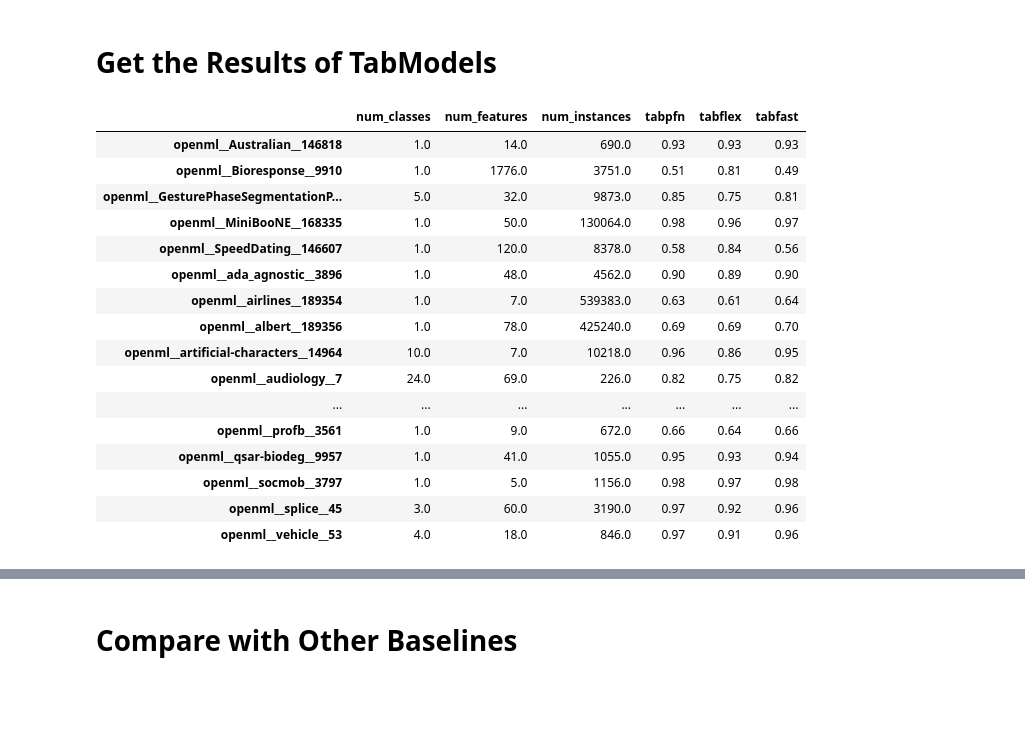
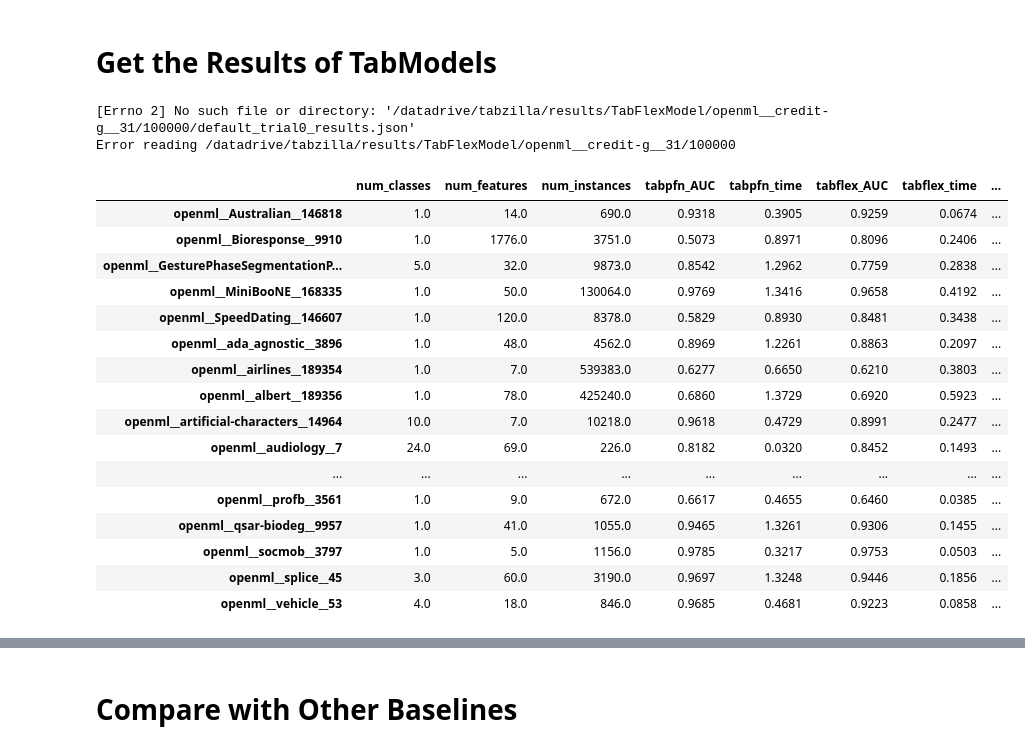
Before and after one commit to yzeng58/tabzilla, a Jupyter notebook: analysis/result_print.ipynb, the cells around one changed output, grey strips where cells are left out. Drawn from its saved outputs; the diff is of its cells as text; code cells hidden in the pictures; blank space fills up the shorter version.

Commit message:
update time computation

```diff
--- a/analysis/result_print.ipynb
+++ b/analysis/result_print.ipynb
@@ -141,37 +151,42 @@ for model in tqdm_bar:
     tqdm_bar.set_description(f"Reading results of {model}...")
     raw_results[model] = {}
     for dataset in DATASETS:
-        raw_results[model][dataset] = get_results(dataset, model, metric = 'Accuracy')
+        raw_results[model][dataset] = get_results(dataset, model, metric = metric)
 
 tqdm_bar = tqdm(model_dict)
 for model in tqdm_bar:
     tqdm_bar.set_description(f"Computing results of {model}...")
     get_tabmodels(model, eval, raw_results, metric)
+# %% [output]
+[Errno 2] No such file or directory: '/datadrive/tabzilla/results/TabFlexModel/openml__credit-g__31/100000/default_trial0_results.json'
+Error reading /datadrive/tabzilla/results/TabFlexModel/openml__credit-g__31/100000
 # %%
-table = {}
+table_dict = {}
 
 for dataset in DATASETS:
-    table[dataset] = get_dataset_stat(dataset)
+    table_dict[dataset] = get_dataset_stat(dataset)
     for method in model_dict:
-        table[dataset][method] = round(eval[method][dataset][f'mean_{metric}'], 2)
-table = pd.DataFrame(table).T
+        table_dict[dataset][f'{method}_{metric}'] = round(eval[method][dataset][f'mean_{metric}'], 4)
+        table_dict[dataset][f'{method}_time'] = round(eval[method][dataset]['total_time'], 4)
+
+table = pd.DataFrame(table_dict).T
 
 table
 # %% [output]
-|  | num_classes | num_features | num_instances | tabpfn | tabflex | tabfast |
-| openml__Australian__146818 | 1.0 | 14.0 | 690.0 | 0.93 | 0.93 | 0.93 |
-| openml__Bioresponse__9910 | 1.0 | 1776.0 | 3751.0 | 0.51 | 0.81 | 0.49 |
-| openml__GesturePhaseSegmentationP... | 5.0 | 32.0 | 9873.0 | 0.85 | 0.75 | 0.81 |
-| openml__MiniBooNE__168335 | 1.0 | 50.0 | 130064.0 | 0.98 | 0.96 | 0.97 |
-| openml__SpeedDating__146607 | 1.0 | 120.0 | 8378.0 | 0.58 | 0.84 | 0.56 |
-| openml__ada_agnostic__3896 | 1.0 | 48.0 | 4562.0 | 0.90 | 0.89 | 0.90 |
-| openml__airlines__189354 | 1.0 | 7.0 | 539383.0 | 0.63 | 0.61 | 0.64 |
-| openml__albert__189356 | 1.0 | 78.0 | 425240.0 | 0.69 | 0.69 | 0.70 |
-| openml__artificial-characters__14964 | 10.0 | 7.0 | 10218.0 | 0.96 | 0.86 | 0.95 |
-| openml__audiology__7 | 24.0 | 69.0 | 226.0 | 0.82 | 0.75 | 0.82 |
-| ... | ... | ... | ... | ... | ... | ... |
-| openml__profb__3561 | 1.0 | 9.0 | 672.0 | 0.66 | 0.64 | 0.66 |
-| openml__qsar-biodeg__9957 | 1.0 | 41.0 | 1055.0 | 0.95 | 0.93 | 0.94 |
-| openml__socmob__3797 | 1.0 | 5.0 | 1156.0 | 0.98 | 0.97 | 0.98 |
-| openml__splice__45 | 3.0 | 60.0 | 3190.0 | 0.97 | 0.92 | 0.96 |
-| openml__vehicle__53 | 4.0 | 18.0 | 846.0 | 0.97 | 0.91 | 0.96 |
+|  | num_classes | num_features | num_instances | tabpfn_AUC | tabpfn_time | tabflex_AUC | tabflex_time | ... |
+| openml__Australian__146818 | 1.0 | 14.0 | 690.0 | 0.9318 | 0.3905 | 0.9259 | 0.0674 | ... |
+| openml__Bioresponse__9910 | 1.0 | 1776.0 | 3751.0 | 0.5073 | 0.8971 | 0.8096 | 0.2406 | ... |
+| openml__GesturePhaseSegmentationP... | 5.0 | 32.0 | 9873.0 | 0.8542 | 1.2962 | 0.7759 | 0.2838 | ... |
+| openml__MiniBooNE__168335 | 1.0 | 50.0 | 130064.0 | 0.9769 | 1.3416 | 0.9658 | 0.4192 | ... |
+| openml__SpeedDating__146607 | 1.0 | 120.0 | 8378.0 | 0.5829 | 0.8930 | 0.8481 | 0.3438 | ... |
+| openml__ada_agnostic__3896 | 1.0 | 48.0 | 4562.0 | 0.8969 | 1.2261 | 0.8863 | 0.2097 | ... |
+| openml__airlines__189354 | 1.0 | 7.0 | 539383.0 | 0.6277 | 0.6650 | 0.6210 | 0.3803 | ... |
+| openml__albert__189356 | 1.0 | 78.0 | 425240.0 | 0.6860 | 1.3729 | 0.6920 | 0.5923 | ... |
+| openml__artificial-characters__14964 | 10.0 | 7.0 | 10218.0 | 0.9618 | 0.4729 | 0.8991 | 0.2477 | ... |
+| openml__audiology__7 | 24.0 | 69.0 | 226.0 | 0.8182 | 0.0320 | 0.8452 | 0.1493 | ... |
+| ... | ... | ... | ... | ... | ... | ... | ... | ... |
+| openml__profb__3561 | 1.0 | 9.0 | 672.0 | 0.6617 | 0.4655 | 0.6460 | 0.0385 | ... |
+| openml__qsar-biodeg__9957 | 1.0 | 41.0 | 1055.0 | 0.9465 | 1.3261 | 0.9306 | 0.1455 | ... |
+| openml__socmob__3797 | 1.0 | 5.0 | 1156.0 | 0.9785 | 0.3217 | 0.9753 | 0.0503 | ... |
+| openml__splice__45 | 3.0 | 60.0 | 3190.0 | 0.9697 | 1.3248 | 0.9446 | 0.1856 | ... |
+| openml__vehicle__53 | 4.0 | 18.0 | 846.0 | 0.9685 | 0.4681 | 0.9223 | 0.0858 | ... |
```
Also changed, not shown: parts of 20 cells of this notebook, 9 other files.
